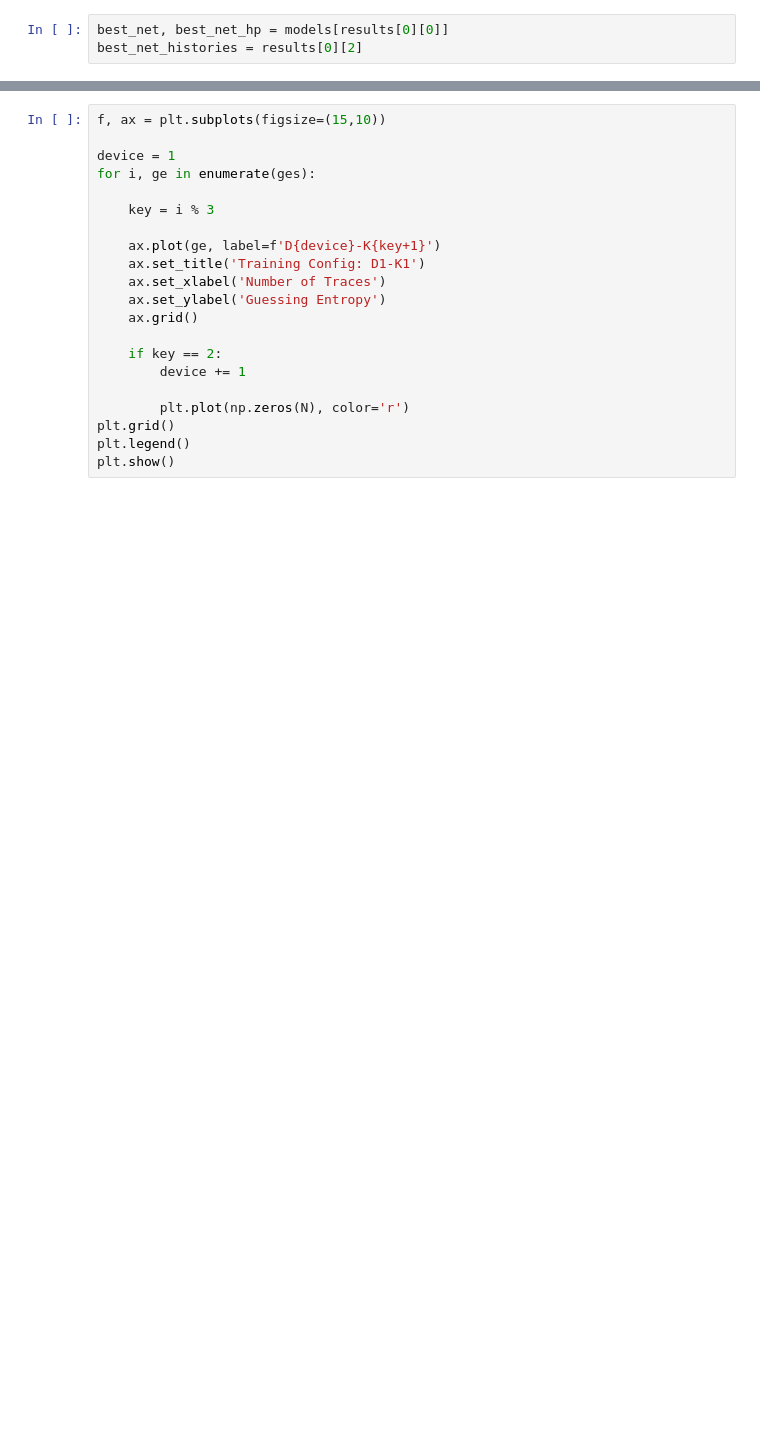
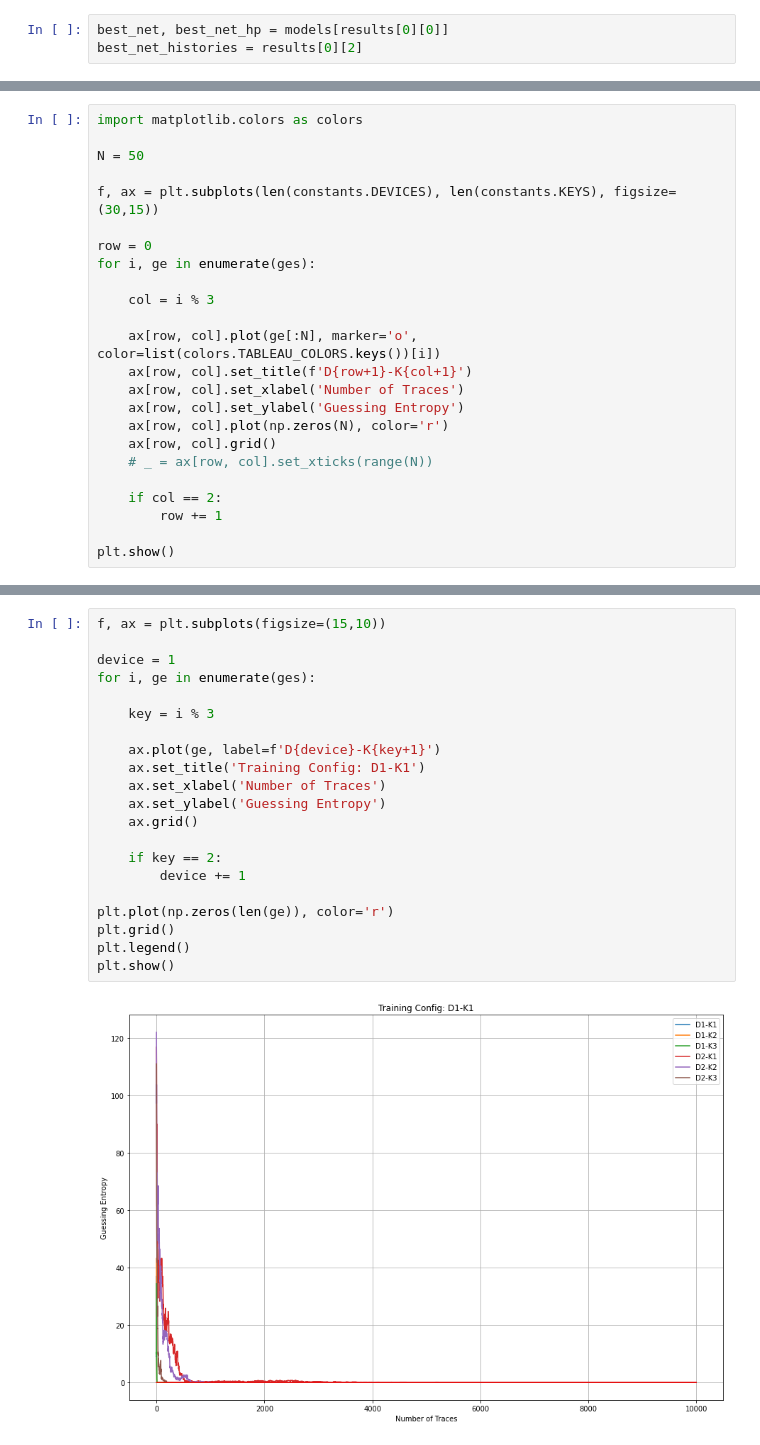
Before and after one commit to luca-castellazzi/EfficientTraining_DLSCA, a Jupyter notebook: notebooks/kfold_crossval.ipynb, the cells around one changed output, grey strips where cells are left out. Drawn from its saved outputs; the diff is of its cells as text; blank space fills up the shorter version.

```diff
--- a/notebooks/kfold_crossval.ipynb
+++ b/notebooks/kfold_crossval.ipynb
@@ -305,0 +311,24 @@ plt.show()
+# %%
+import matplotlib.colors as colors
+
+N = 50
+
+f, ax = plt.subplots(len(constants.DEVICES), len(constants.KEYS), figsize=(30,15))
+
+row = 0
+for i, ge in enumerate(ges):
+
+    col = i % 3
+
+    ax[row, col].plot(ge[:N], marker='o', color=list(colors.TABLEAU_COLORS.keys())[i])
+    ax[row, col].set_title(f'D{row+1}-K{col+1}')
+    ax[row, col].set_xlabel('Number of Traces')
+    ax[row, col].set_ylabel('Guessing Entropy')
+    ax[row, col].plot(np.zeros(N), color='r')
+    ax[row, col].grid()
+    # _ = ax[row, col].set_xticks(range(N))
+
+    if col == 2:
+        row += 1
+
+plt.show()
@@ -306,21 +337,23 @@ plt.show()
 # %%
 f, ax = plt.subplots(figsize=(15,10))
 
 device = 1
 for i, ge in enumerate(ges):
 
     key = i % 3
 
     ax.plot(ge, label=f'D{device}-K{key+1}')
     ax.set_title('Training Config: D1-K1')
     ax.set_xlabel('Number of Traces')
     ax.set_ylabel('Guessing Entropy')
     ax.grid()
 
     if key == 2:
         device += 1
 
-        plt.plot(np.zeros(N), color='r')
+plt.plot(np.zeros(len(ge)), color='r')
 plt.grid()
 plt.legend()
 plt.show()
+# %% [output]
+[figure, added]
```
Also changed, not shown: parts of 8 cells of this notebook.
